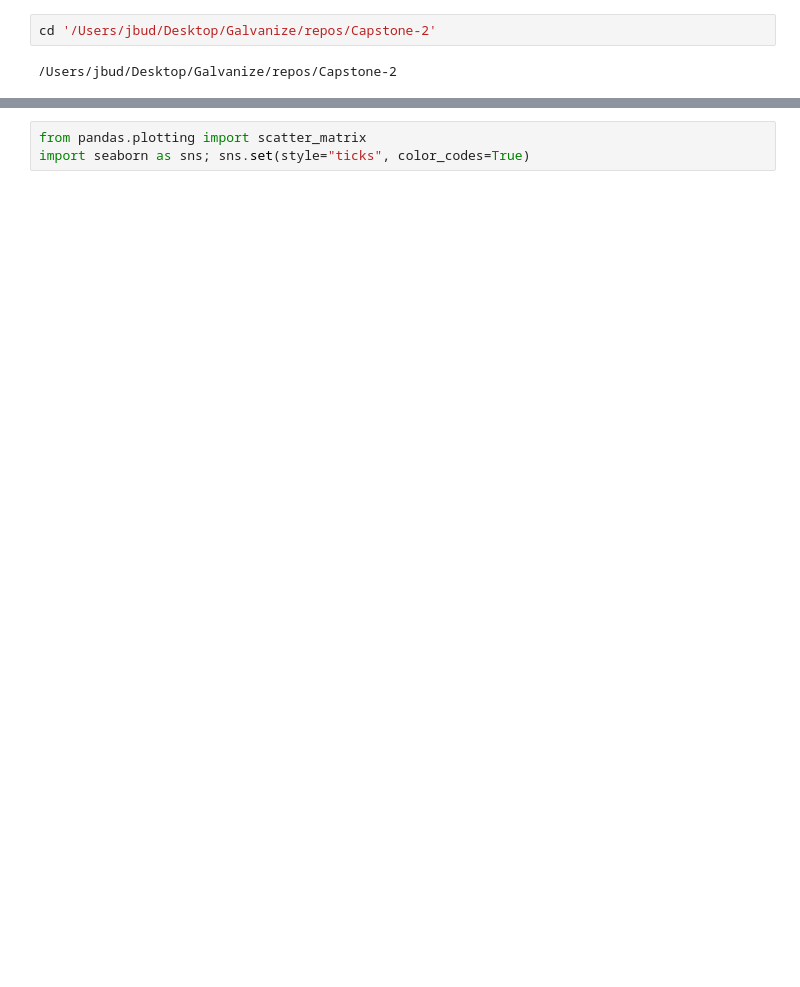
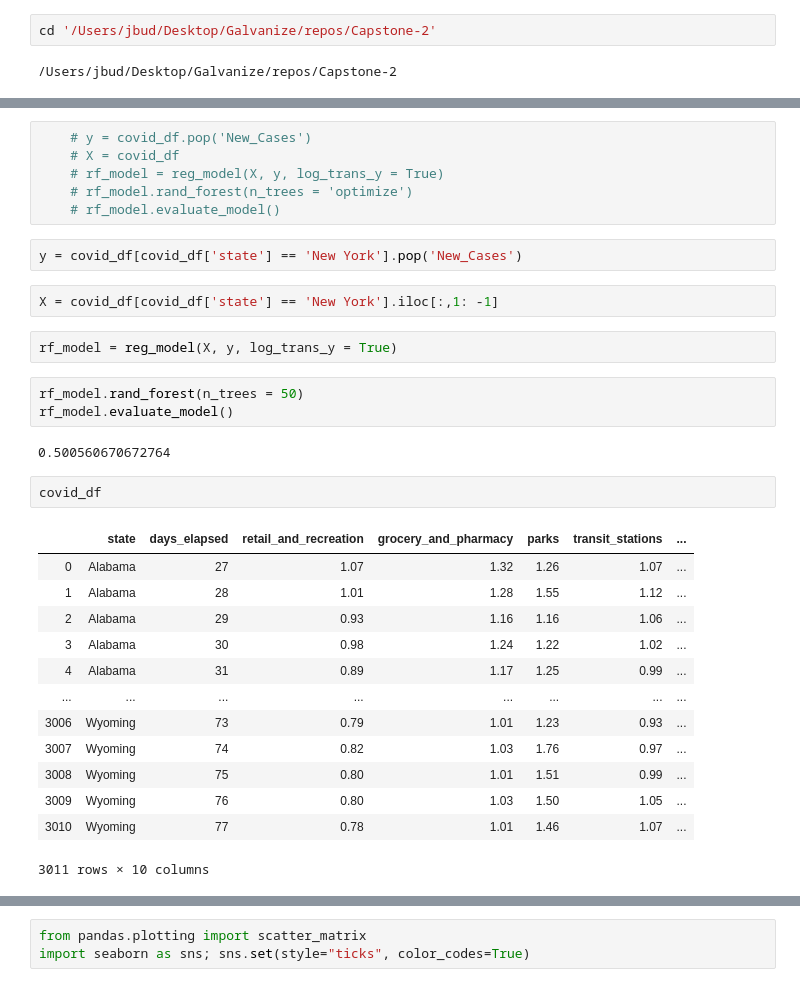
Before and after one commit to Jbudnick/Covid-19-Forecasting, a Jupyter notebook: notebooks/EDA.ipynb, the cells around one changed output, grey strips where cells are left out. Drawn from its saved outputs; the diff is of its cells as text; blank space fills up the shorter version.

```diff
--- a/notebooks/EDA.ipynb
+++ b/notebooks/EDA.ipynb
@@ -198,0 +220,33 @@ if __name__ == '__main__':
+# %%
+    # y = covid_df.pop('New_Cases')
+    # X = covid_df
+    # rf_model = reg_model(X, y, log_trans_y = True)
+    # rf_model.rand_forest(n_trees = 'optimize')
+    # rf_model.evaluate_model()
+# %%
+y = covid_df[covid_df['state'] == 'New York'].pop('New_Cases')
+# %%
+X = covid_df[covid_df['state'] == 'New York'].iloc[:,1: -1]
+# %%
+rf_model = reg_model(X, y, log_trans_y = True)
+# %%
+rf_model.rand_forest(n_trees = 50)
+rf_model.evaluate_model()
+# %% [output]
+0.500560670672764
+# %%
+covid_df
+# %% [output]
+|  | state | days_elapsed | retail_and_recreation | grocery_and_pharmacy | parks | transit_stations | ... |
+| 0 | Alabama | 27 | 1.07 | 1.32 | 1.26 | 1.07 | ... |
+| 1 | Alabama | 28 | 1.01 | 1.28 | 1.55 | 1.12 | ... |
+| 2 | Alabama | 29 | 0.93 | 1.16 | 1.16 | 1.06 | ... |
+| 3 | Alabama | 30 | 0.98 | 1.24 | 1.22 | 1.02 | ... |
+| 4 | Alabama | 31 | 0.89 | 1.17 | 1.25 | 0.99 | ... |
+| ... | ... | ... | ... | ... | ... | ... | ... |
+| 3006 | Wyoming | 73 | 0.79 | 1.01 | 1.23 | 0.93 | ... |
+| 3007 | Wyoming | 74 | 0.82 | 1.03 | 1.76 | 0.97 | ... |
+| 3008 | Wyoming | 75 | 0.80 | 1.01 | 1.51 | 0.99 | ... |
+| 3009 | Wyoming | 76 | 0.80 | 1.03 | 1.50 | 1.05 | ... |
+| 3010 | Wyoming | 77 | 0.78 | 1.01 | 1.46 | 1.07 | ... |
+3011 rows × 10 columns
```
Also changed, not shown: parts of 52 cells of this notebook, 3 other files.
